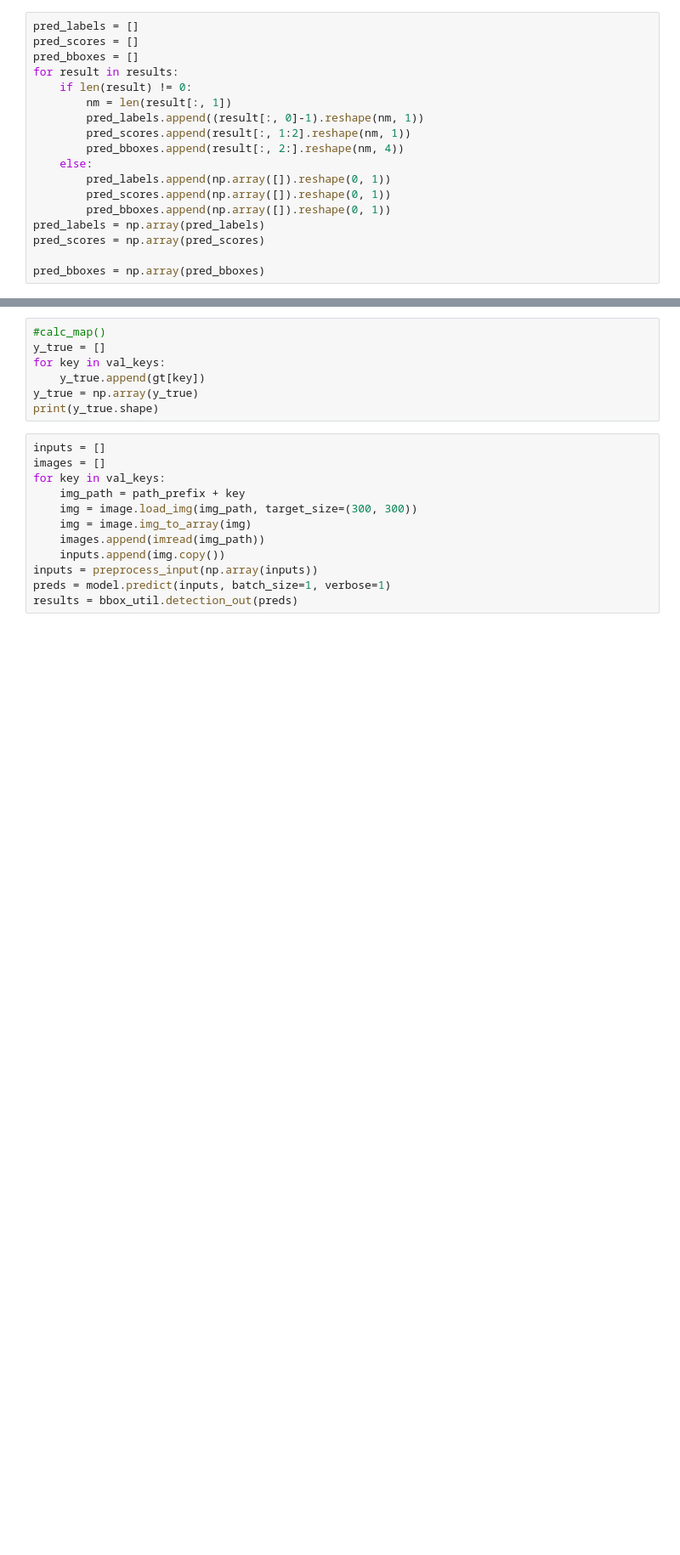
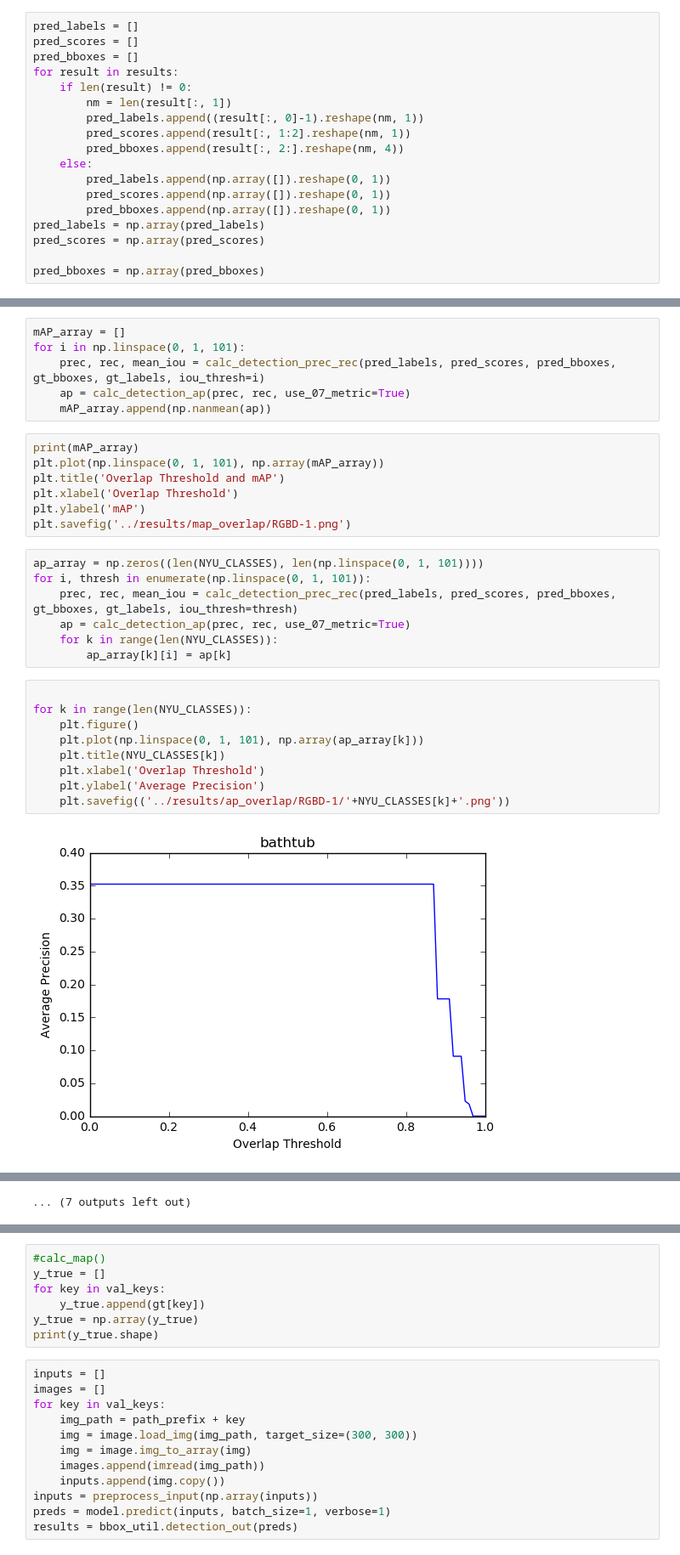
Before and after one commit to junjungoal/rgbd-ssd, a Jupyter notebook: src/NYUDataTester2-RGBD.ipynb, the cells around one changed output, grey strips where cells are left out. Shown at 85% size. Saved outputs shown, nothing was run; the diff lists cells and outputs as text; blank space fills up the shorter version.

```diff
--- a/src/NYUDataTester2-RGBD.ipynb
+++ b/src/NYUDataTester2-RGBD.ipynb
@@ -149,0 +168,31 @@ ap = calc_detection_ap(prec, rec, use_07_metric=True)
+# %%
+mAP_array = []
+for i in np.linspace(0, 1, 101):
+    prec, rec, mean_iou = calc_detection_prec_rec(pred_labels, pred_scores, pred_bboxes, gt_bboxes, gt_labels, iou_thresh=i)
+    ap = calc_detection_ap(prec, rec, use_07_metric=True)
+    mAP_array.append(np.nanmean(ap))
+# %%
+print(mAP_array)
+plt.plot(np.linspace(0, 1, 101), np.array(mAP_array))
+plt.title('Overlap Threshold and mAP')
+plt.xlabel('Overlap Threshold')
+plt.ylabel('mAP')
+plt.savefig('../results/map_overlap/RGBD-1.png')
+# %%
+ap_array = np.zeros((len(NYU_CLASSES), len(np.linspace(0, 1, 101))))
+for i, thresh in enumerate(np.linspace(0, 1, 101)):
+    prec, rec, mean_iou = calc_detection_prec_rec(pred_labels, pred_scores, pred_bboxes, gt_bboxes, gt_labels, iou_thresh=thresh)
+    ap = calc_detection_ap(prec, rec, use_07_metric=True)
+    for k in range(len(NYU_CLASSES)):
+        ap_array[k][i] = ap[k]
+# %%
+
+for k in range(len(NYU_CLASSES)):
+    plt.figure()
+    plt.plot(np.linspace(0, 1, 101), np.array(ap_array[k]))
+    plt.title(NYU_CLASSES[k])
+    plt.xlabel('Overlap Threshold')
+    plt.ylabel('Average Precision')
+    plt.savefig(('../results/ap_overlap/RGBD-1/'+NYU_CLASSES[k]+'.png'))
+# %% [output]
+[figure, added]
@@ -150,2 +210,3 @@ ap = calc_detection_ap(prec, rec, use_07_metric=True)
+... (7 outputs left out)
 # %%
 for i, img in enumerate(images):
```
Also changed, not shown: parts of 15 cells of this notebook, 52 other files.
